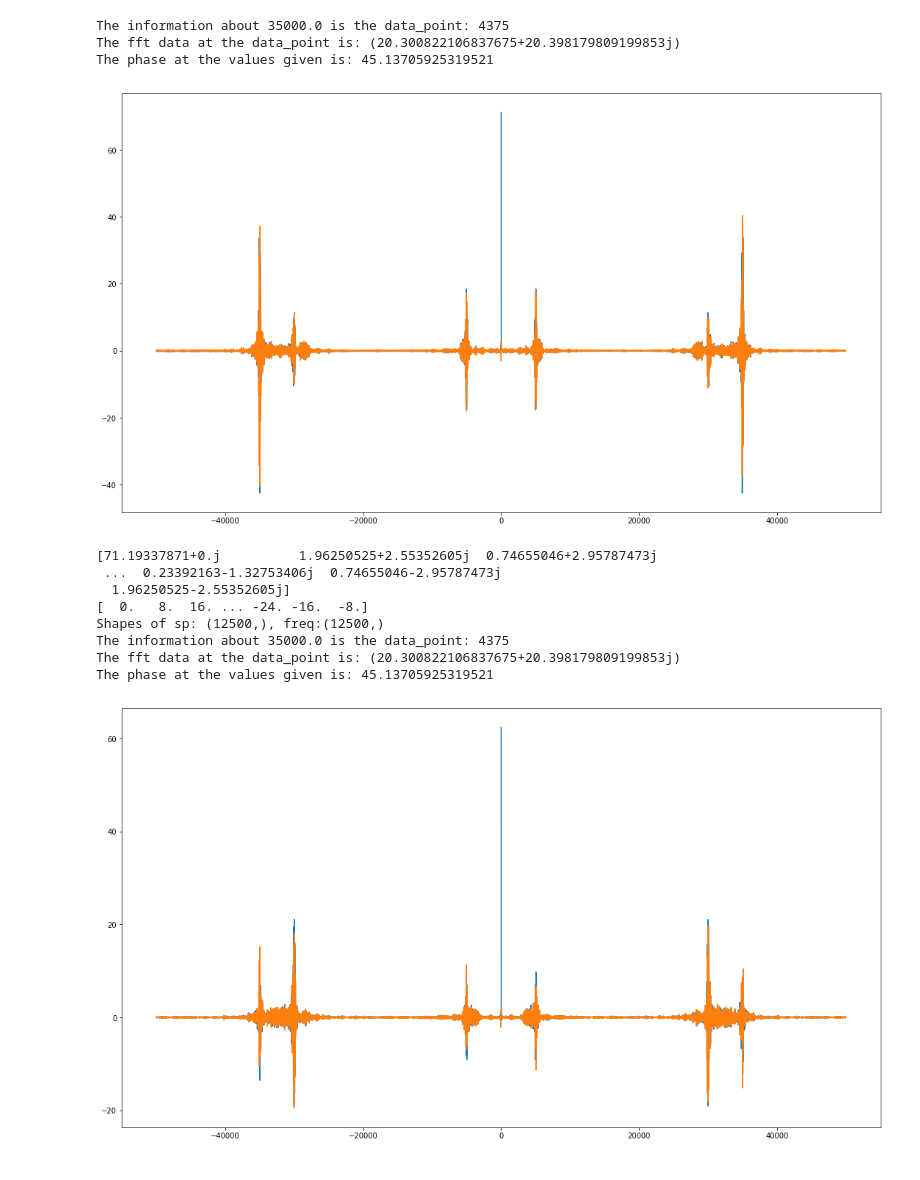
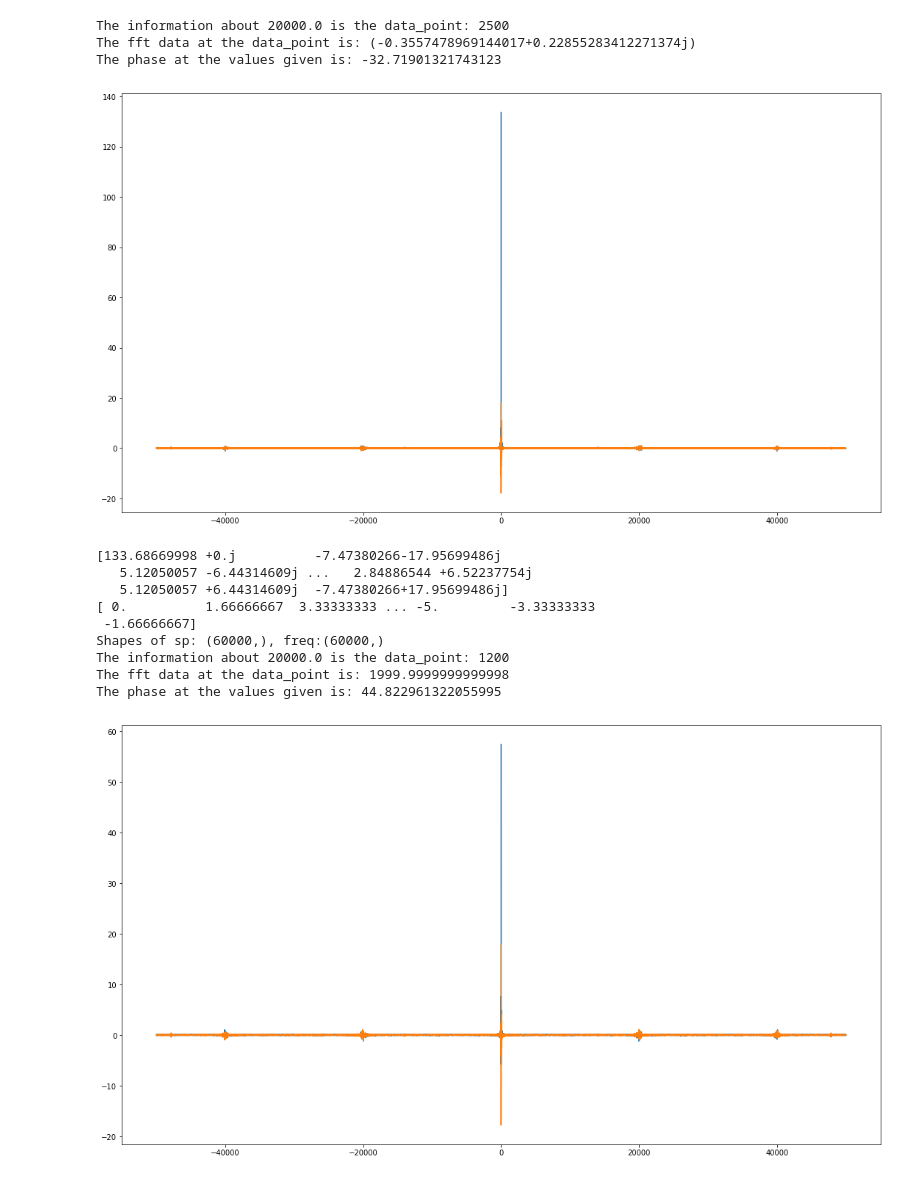
Before and after one commit to AUV-IITK/acoustic_processing, a Jupyter notebook: AnalysingHydrophonesRecording.ipynb, the cells around one changed output. Drawn from its saved outputs; the diff is of its cells as text; code cells hidden in the pictures.

```diff
--- a/AnalysingHydrophonesRecording.ipynb
+++ b/AnalysingHydrophonesRecording.ipynb
@@ -17,7 +18,7 @@ os.listdir("/media/ayush/DATA1/Hydrophone Recording/")
  '45 Degree Vertical.csv',
  'Recording 1']
 # %%
-D0H_df = pd.read_csv("/media/ayush/DATA1/Hydrophone Recording/45 Degree Horizontal.csv")
+D0H_df = pd.read_csv("/media/ayush/DATA1/Hydrophone Recording/30_5_19.csv")
 print("Shape of the recording CSV: " + str(D0H_df.shape))
 D0H_df.head()
 # %% [output]
@@ -31,8 +32,8 @@ Shape of the recording CSV: (3000003, 6)
 # %%
-first_channel_rec = D0H_df[['Timestamp','18-05-2019 17:55:10']]
-second_channel_rec = D0H_df[['Timestamp.1','18-05-2019 17:55:10.1']]
-third_channel_rec = D0H_df[['Timestamp.2','18-05-2019 17:55:10.2']]
-# fourth_channel_rec = D0H_df[['Timestamp.3','16-05-2019 22:22:42.3']]
+first_channel_rec = D0H_df[['Timestamp','30-05-2019 18:22:24']]
+second_channel_rec = D0H_df[['Timestamp.1','30-05-2019 18:22:24.1']]
+third_channel_rec = D0H_df[['Timestamp.2','30-05-2019 18:22:24.2']]
+fourth_channel_rec = D0H_df[['Timestamp.3','30-05-2019 18:22:24.3']]
 
 time_interval = float(first_channel_rec.iloc[0,1])
 sampling_rate = round(1/time_interval)
@@ -43,7 +44,7 @@ print("Sampling Rate: " + str(sampling_rate))
 first_channel_rec = first_channel_rec.iloc[3:].to_numpy().astype(float)
 second_channel_rec = second_channel_rec.iloc[3:].to_numpy().astype(float)
 third_channel_rec = third_channel_rec.iloc[3:].to_numpy().astype(float)
-#fourth_channel_rec = fourth_channel_rec.iloc[3:].to_numpy().astype(float)
+fourth_channel_rec = fourth_channel_rec.iloc[3:].to_numpy().astype(float)
 print("Shapes of individual recordings: " +  str(np.shape(first_channel_rec)))
 
 first_channel_rec
@@ -66,5 +68,5 @@ def plot_graph(data):
 # %%
 plot_graph(first_channel_rec)
-first_channel_rec_cleaned = first_channel_rec[87500:100000,:]
+first_channel_rec_cleaned = first_channel_rec[24000:30000,:]
 np.shape(first_channel_rec_cleaned)
 # %% [output]
@@ -107,5 +113,5 @@ plt.plot(freq)
 # %%
-pinger_freq = 35e3
+pinger_freq = 20e3
 data_point = int(pinger_freq/8)
 print("The information about " + str(pinger_freq) + " is the data_point: " + str(data_point))
 data_pinger_freq = sp[data_point]
@@ -113,46 +119,48 @@ print("The fft data at the data_point is: " + str(data_pinger_freq))
 phase_info = math.atan(sp[data_point].imag/sp[data_point].real)/math.pi*180
 print("The phase at the values given is: " + str(phase_info))
 # %% [output]
-The information about 35000.0 is the data_point: 4375
-The fft data at the data_point is: (20.300822106837675+20.398179809199853j)
-The phase at the values given is: 45.13705925319521
+The information about 20000.0 is the data_point: 2500
+The fft data at the data_point is: (-0.3557478969144017+0.22855283412271374j)
+The phase at the values given is: -32.71901321743123
 # %%
-pinger_freq = 35e3
+pinger_freq = 20e3
 
-def give_phase_in_degrees(data):
-    data_cleaned = data[87500:100000,:]
+def give_phase_in_degrees(data, i, j):
+    data_cleaned = data[i:j,:]
     np.shape(data_cleaned)
     sp = np.fft.fft(data_cleaned[:,1])
     freq = np.fft.fftfreq(data_cleaned[:,1].shape[-1], d=1e-5)
     fig = plt.figure()
     fig.set_size_inches(18.5, 10.5)
     plt.plot(freq, sp.real, freq, sp.imag)
     plt.show()
     print(sp)
     print(freq)
     print("Shapes of sp: " + str(np.shape(sp)) + ", freq:" + str(np.shape(freq)))
-    data_point = int(pinger_freq/8)
+    data_point = int(pinger_freq/(10e5/(j-i+1)))
     print("The information about " + str(pinger_freq) + " is the data_point: " + str(data_point))
-    data_pinger_freq = sp[data_point]
+    data_pinger_freq = freq[data_point]
     print("The fft data at the data_point is: " + str(data_pinger_freq))
     phase_info = math.atan(sp[data_point].imag/sp[data_point].real)/math.pi*180
     print("The phase at the values given is: " + str(phase_info))
     return phase_info
 
 
-first_phase = give_phase_in_degrees(first_channel_rec)
-second_phase = give_phase_in_degrees(second_channel_rec)
-third_phase = give_phase_in_degrees(third_channel_rec)
+first_phase = give_phase_in_degrees(first_channel_rec, 240000, 300000)
+second_phase = give_phase_in_degrees(second_channel_rec, 240000, 300000)
+third_phase = give_phase_in_degrees(third_channel_rec, 240000, 300000)
+fourth_phase = give_phase_in_degrees(fourth_channel_rec, 240000, 300000)
 
-print("The three phases are: {}, {}, {}".format(first_phase, second_phase, third_phase))
+print("The three phases are: {}, {}, {}, {}".format(first_phase, second_phase, third_phase, fourth_phase))
 # %% [output]
-[figure, old version]
+[figure, new version]
-[71.19337871+0.j          1.96250525+2.55352605j  0.74655046+2.95787473j
- ...  0.23392163-1.32753406j  0.74655046-2.95787473j
-  1.96250525-2.55352605j]
-[  0.   8.  16. ... -24. -16.  -8.]
-Shapes of sp: (12500,), freq:(12500,)
-The information about 35000.0 is the data_point: 4375
-The fft data at the data_point is: (20.300822106837675+20.398179809199853j)
-The phase at the values given is: 45.13705925319521
+[133.68669998 +0.j          -7.47380266-17.95699486j
+   5.12050057 -6.44314609j ...   2.84886544 +6.52237754j
+   5.12050057 +6.44314609j  -7.47380266+17.95699486j]
+[ 0.          1.66666667  3.33333333 ... -5.         -3.33333333
+ -1.66666667]
+Shapes of sp: (60000,), freq:(60000,)
+The information about 20000.0 is the data_point: 1200
+The fft data at the data_point is: 1999.9999999999998
+The phase at the values given is: 44.822961322055995
-[figure, old version]
+[figure, new version]
```
Also changed, not shown: parts of 18 cells of this notebook, 1 other file.
